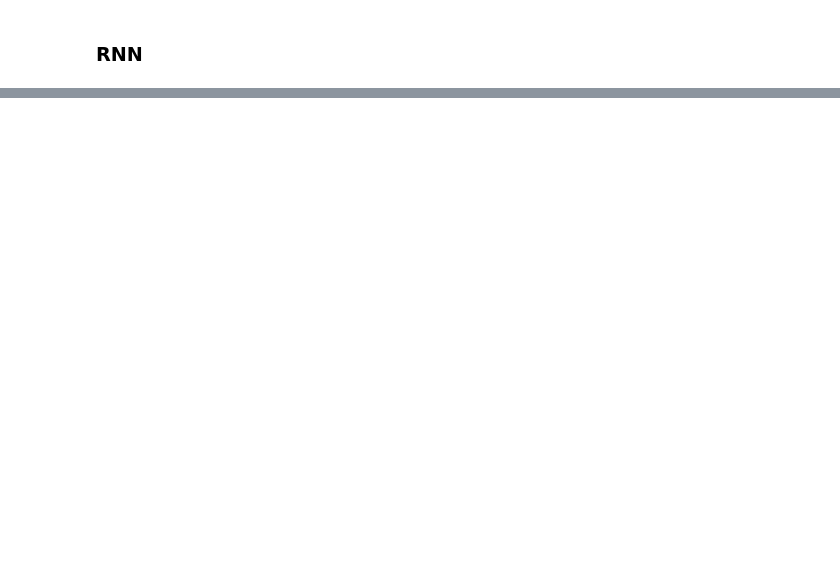
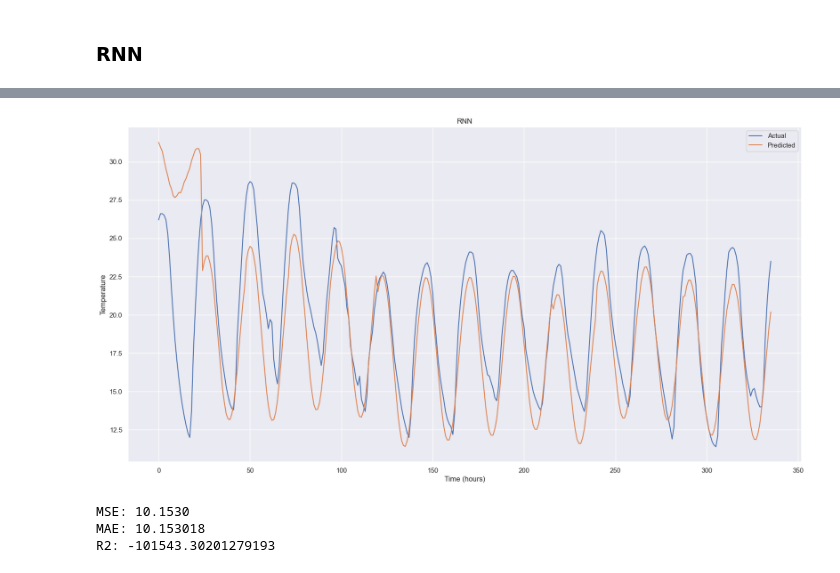
Before and after one commit to fidesy/weathercast, a Jupyter notebook: main.ipynb, the cells around one changed output, grey strips where cells are left out. Saved outputs shown, nothing was run; the diff lists cells and outputs as text; code cells hidden in the pictures; blank space fills up the shorter version.

```diff
--- a/main.ipynb
+++ b/main.ipynb
@@ -444,0 +424,4 @@ R2: 0.895580808849138
+# %%
+draw_nn(rnn, 'RNN', test_amount=14, columns=weather.columns)
+# %% [output]
+[figure, added]
@@ -444,0 +430,24 @@ R2: 0.895580808849138
+# %%
+weather = load_dataset(columns=['temperature'])
+
+X_train, X_test, y_train, y_test = get_train_test(weather, 144, 24)
+
+scaler = MinMaxScaler()
+X_train_scaled = scaler.fit_transform(X_train)
+X_test_scaled = scaler.fit_transform(X_test)
+
+X_train_tensor = torch.tensor(X_train_scaled, dtype=torch.float32)
+y_train_tensor = torch.tensor(y_train.values.reshape(-1, y_train.shape[1]), dtype=torch.float32)
+X_test_tensor = torch.tensor(X_test_scaled, dtype=torch.float32)
+y_test_tensor = torch.tensor(y_test.values.reshape(-1, y_test.shape[1]), dtype=torch.float32)
+
+with torch.no_grad():
+    y_pred, _ = rnn(X_test_tensor, hidden)
+    mse = criterion(y_pred, y_test_tensor)
+    print(f'MSE: {mse:.4f}')
+    print('MAE:', mean_absolute_error(y_pred, y_test_tensor))
+    print('R2:', r2_score(y_pred, y_test_tensor))
+# %% [output]
+MSE: 10.1530
+MAE: 10.153018
+R2: -101543.30201279193
```
Also changed, not shown: parts of 12 cells of this notebook, 2 other files.
